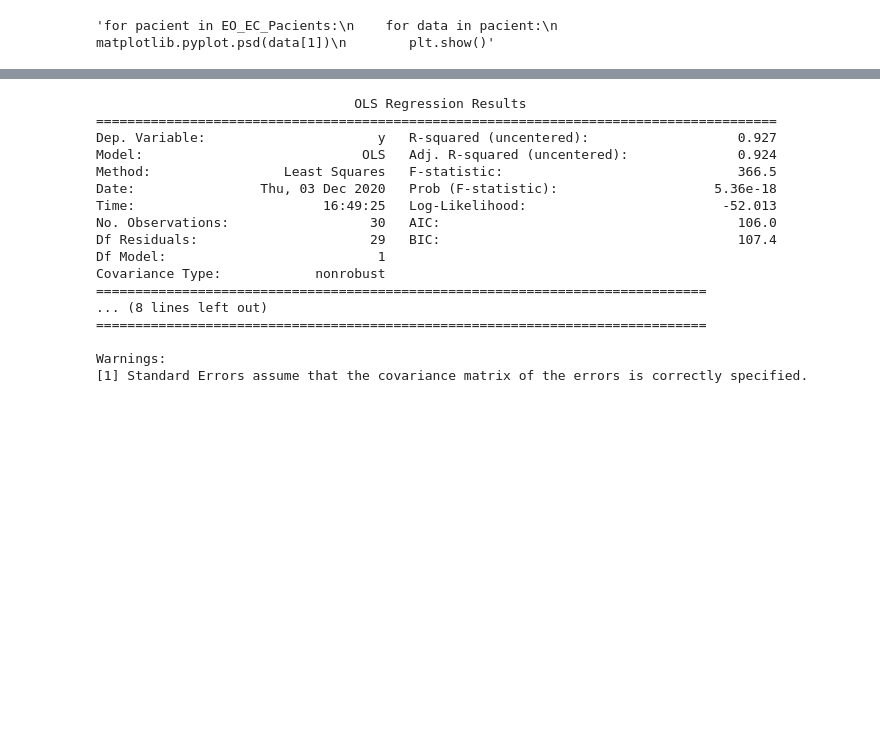
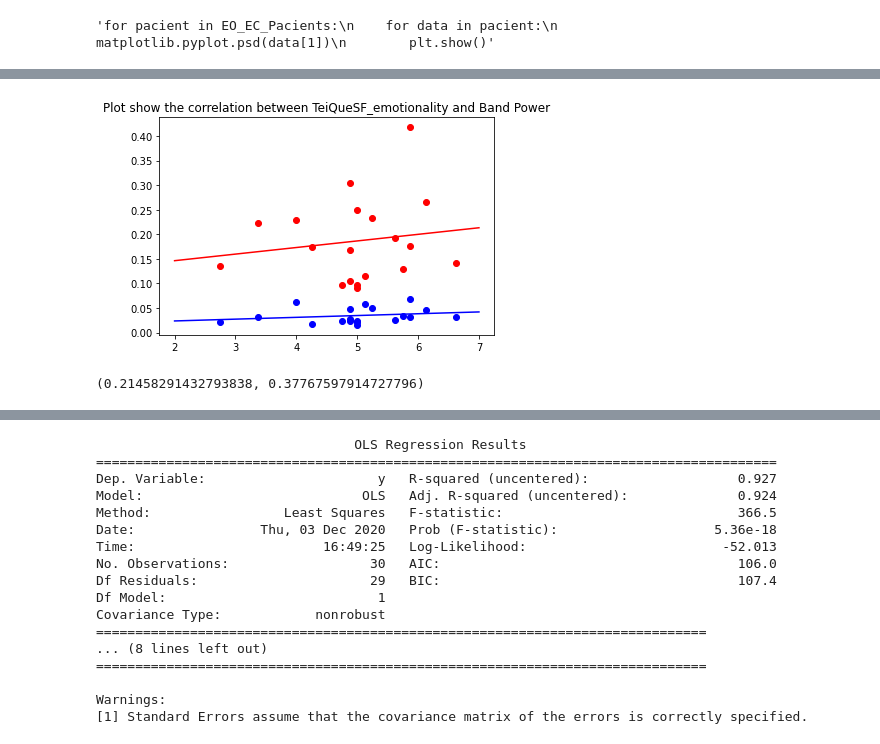
Before and after one commit to LaiaNO/EEG, a Jupyter notebook: 23_11_2020_FULL.ipynb, the cells around one changed output, grey strips where cells are left out. Drawn from its saved outputs; the diff is of its cells as text; code cells hidden in the pictures; blank space fills up the shorter version.

```diff
--- a/23_11_2020_FULL.ipynb
+++ b/23_11_2020_FULL.ipynb
@@ -268,6 +259,56 @@ with open('Files/TEIQue-SF.csv', 'rU') as infile:
 names = data['ID']
 TeiQueSF_emotionality = data['TeiQueSF_emotionality']
 TeiQueSF_emotionality = data['TeiQueSF_emotionality']
+# %%
+from operator import itemgetter
+all_info = []
+x_corr = []
+y_corr = []
+for i in range(0, len(sorted_list_EO)):
+    hename = sorted_list_EO[i]
+    hename = str(hename[:-7])
+    if hename in names:
+        indices = [i for i, s in enumerate(names) if hename in s]
+        x = (float(TeiQueSF_emotionality[int(indices[0])]))
+        x_corr.append(x)
+        y = (float(pacient_beta[i]))
+        y_corr.append(y)
+        plt.scatter(x,y, c='b')
+
+    hename = sorted_list_EC[i]
+    hename = str(hename[:-7])
+    if hename in names:
+        indices = [i for i, s in enumerate(names) if hename in s]
+        x = (float(TeiQueSF_emotionality[int(indices[0])]))
+        x_corr_EC.append(x)
+        y = (float(pacient_beta_EC[i]))
+        y_corr_EC.append(y)
+        plt.scatter(x,y, c='r')
+
+#LINE EC
+z = np.poly1d(np.polyfit(x_corr, y_corr, 1))
+y_len = np.array(len(y_corr))
+xp = np.linspace(2, 7, y_len)
+y = z(xp)
+plt.plot(xp, y, c='b')
+
+#LINE EO
+z = np.poly1d(np.polyfit(x_corr_EC, y_corr_EC, 1))
+y_len = np.array(len(y_corr_EC))
+xp = np.linspace(2, 7, y_len)
+y = z(xp)
+plt.plot(xp, y, c='r')
+
+#LINE EC VS EO
+
+
+#PLOT ALL POINTS
+plt.title('Plot show the correlation between TeiQueSF_emotionality and Band Power')
+plt.show()
+print(stats.pearsonr(x_corr, y_corr))
+# %% [output]
+[figure, added]
+(0.21458291432793838, 0.37767597914727796)
 # %%
 from operator import itemgetter
 all_info = []
```
Also changed, not shown: parts of 9 cells of this notebook.
